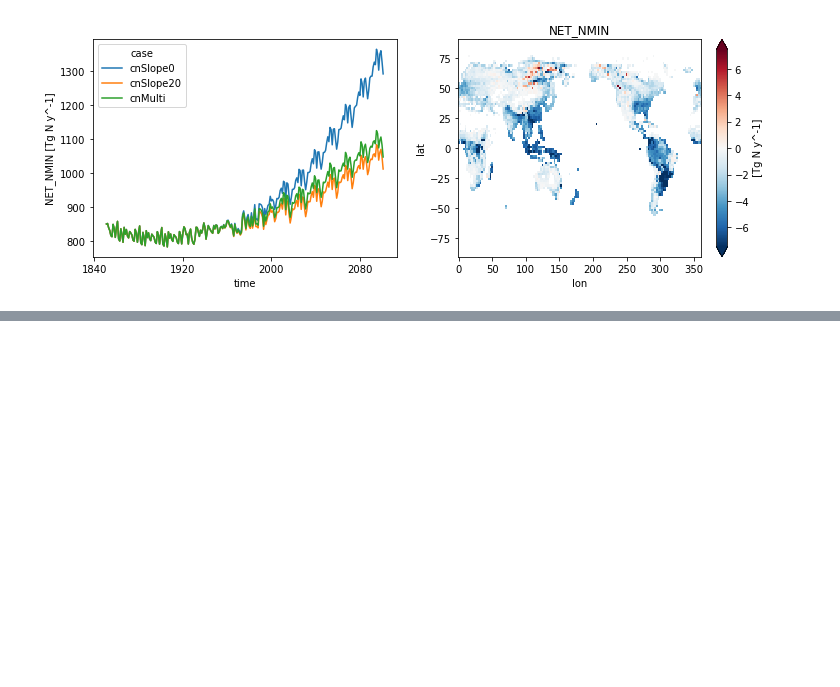
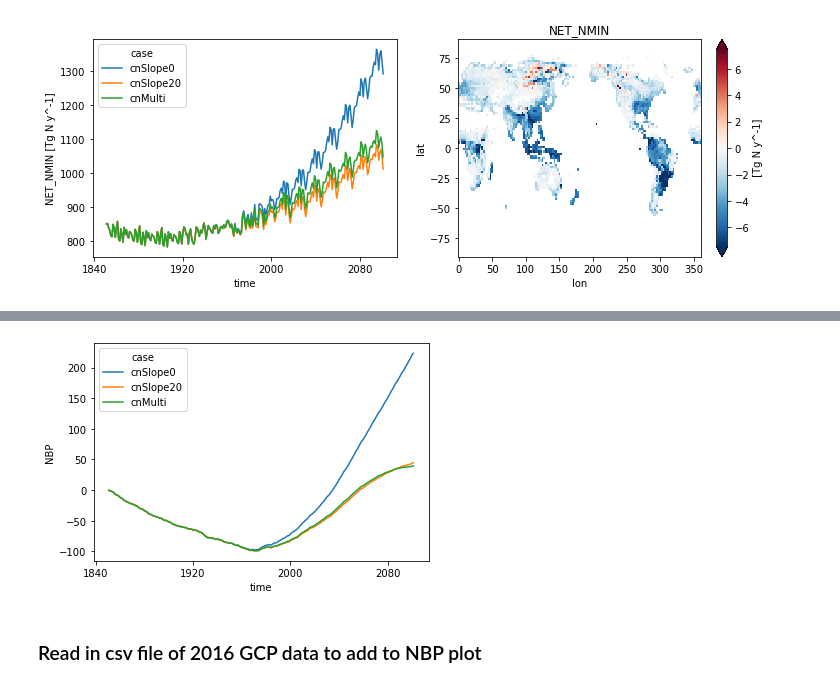
Before and after one commit to emhauser/Foliar-Stoichiometry_CO2, a Jupyter notebook: FoliarCN.ipynb, the cells around one changed output, grey strips where cells are left out. Drawn from its saved outputs; the diff is of its cells as text; code cells hidden in the pictures; blank space fills up the shorter version.

Commit message:
add NPB plot

```diff
--- a/FoliarCN.ipynb
+++ b/FoliarCN.ipynb
@@ -437,0 +440,4 @@ for i in range(3):
+# %%
+# Cumulative annual flux over time
+cNBP = {}
+cNBP['NBP'] = ann_glob['NBP'].cumsum(dim='time').load()
@@ -437,0 +458,6 @@ for i in range(3):
+# %%
+cNBP['NBP'].plot(hue = 'case');
+# %% [output]
+[figure, added]
+# %% [markdown]
+### Read in csv file of 2016 GCP data to add to NBP plot
```
Also changed, not shown: parts of 6 cells of this notebook.
